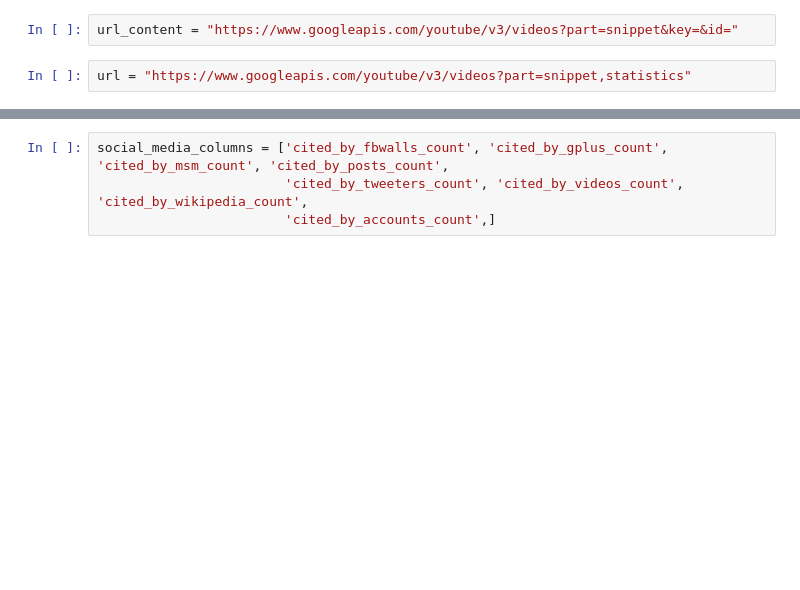
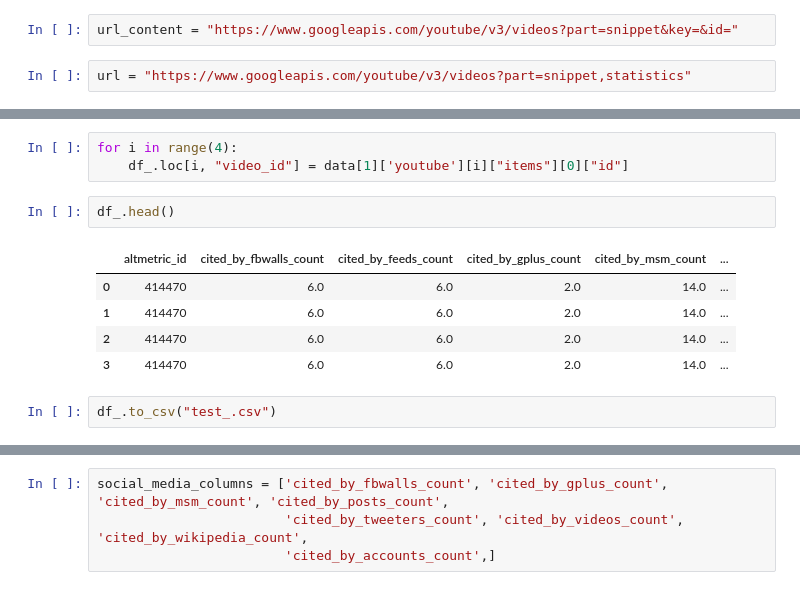
Before and after one commit to srikanthnagidi/Youtube-Videos, a Jupyter notebook: Videos_Project.ipynb, the cells around one changed output, grey strips where cells are left out. Saved outputs shown, nothing was run; the diff lists cells and outputs as text; blank space fills up the shorter version.

```diff
--- a/Videos_Project.ipynb
+++ b/Videos_Project.ipynb
@@ -134,3 +155,16 @@ df.head()
+# %%
+for i in range(4):
+    df_.loc[i, "video_id"] = data[1]['youtube'][i]["items"][0]["id"]
+# %%
+df_.head()
+# %% [output]
+|  | altmetric_id | cited_by_fbwalls_count | cited_by_feeds_count | cited_by_gplus_count | cited_by_msm_count | ... |
+| 0 | 414470 | 6.0 | 6.0 | 2.0 | 14.0 | ... |
+| 1 | 414470 | 6.0 | 6.0 | 2.0 | 14.0 | ... |
+| 2 | 414470 | 6.0 | 6.0 | 2.0 | 14.0 | ... |
+| 3 | 414470 | 6.0 | 6.0 | 2.0 | 14.0 | ... |
+# %%
+df_.to_csv("test_.csv")
 # %%
 y_link = url_statistics +"GSqdhz--yR8"
 rs_st = requests.get(y_link)
```
Also changed, not shown: parts of 25 cells of this notebook, 7 other files.
